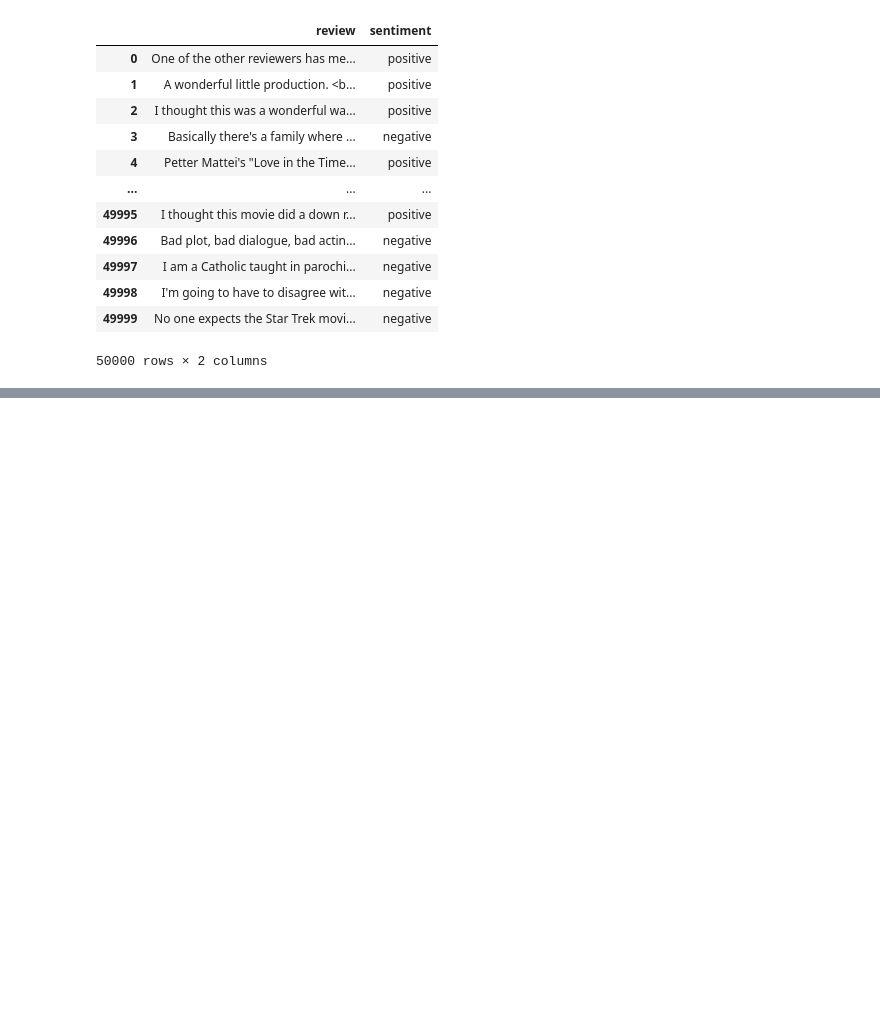
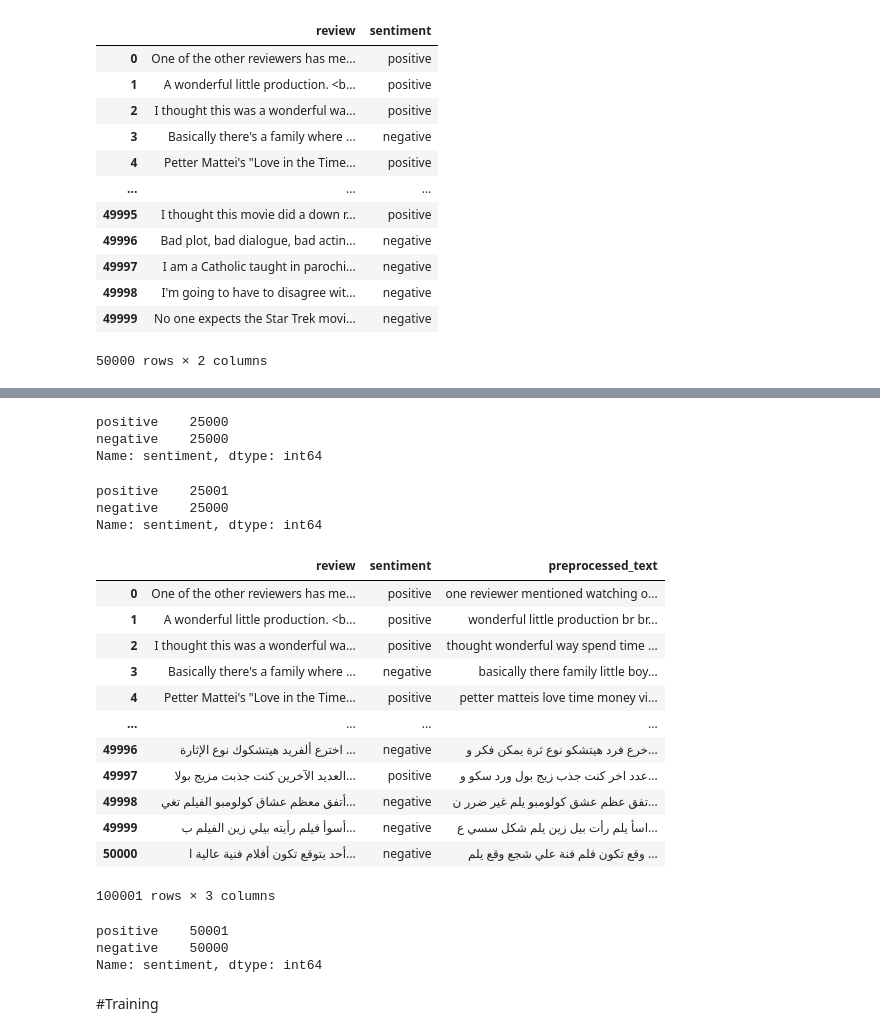
Before and after one commit to berkawy/NLP, a Jupyter notebook: project.ipynb, the cells around one changed output, grey strips where cells are left out. Drawn from its saved outputs; the diff is of its cells as text; code cells hidden in the pictures; blank space fills up the shorter version.

```diff
--- a/project.ipynb
+++ b/project.ipynb
@@ -25,0 +199,38 @@ df
+# %%
+df1['sentiment'].value_counts()
+# %% [output]
+positive    25000
+negative    25000
+Name: sentiment, dtype: int64
+# %%
+df2['sentiment'].value_counts()
+# %% [output]
+positive    25001
+negative    25000
+Name: sentiment, dtype: int64
+# %%
+dfs = [df1, df2]
+df = pd.concat(dfs)
+df
+# %% [output]
+|  | review | sentiment | preprocessed_text |
+| 0 | One of the other reviewers has me... | positive | one reviewer mentioned watching o... |
+| 1 | A wonderful little production. <b... | positive | wonderful little production br br... |
+| 2 | I thought this was a wonderful wa... | positive | thought wonderful way spend time ... |
+| 3 | Basically there's a family where ... | negative | basically there family little boy... |
+| 4 | Petter Mattei's "Love in the Time... | positive | petter matteis love time money vi... |
+| ... | ... | ... | ... |
+| 49996 | اخترع ألفريد هيتشكوك نوع الإثارة ... | negative | خرع فرد هيتشكو نوع ثرة يمكن فكر و... |
+| 49997 | العديد الآخرين كنت جذبت مزيج بولا... | positive | عدد اخر كنت جذب زيج بول ورد سكو و... |
+| 49998 | أتفق معظم عشاق كولومبو الفيلم تغي... | negative | تفق عظم عشق كولومبو يلم غير ضرر ن... |
+| 49999 | أسوأ فيلم رأيته بيلي زين الفيلم ب... | negative | اسأ يلم رأت بيل زين يلم شكل سسي ع... |
+| 50000 | أحد يتوقع تكون أفلام فنية عالية ا... | negative | وقع تكون فلم فنة علي شجع وقع يلم ... |
+100001 rows × 3 columns
+# %%
+df['sentiment'].value_counts()
+# %% [output]
+positive    50001
+negative    50000
+Name: sentiment, dtype: int64
+# %% [markdown]
+#Training
```
Also changed, not shown: parts of 22 cells of this notebook, 2 other files.
